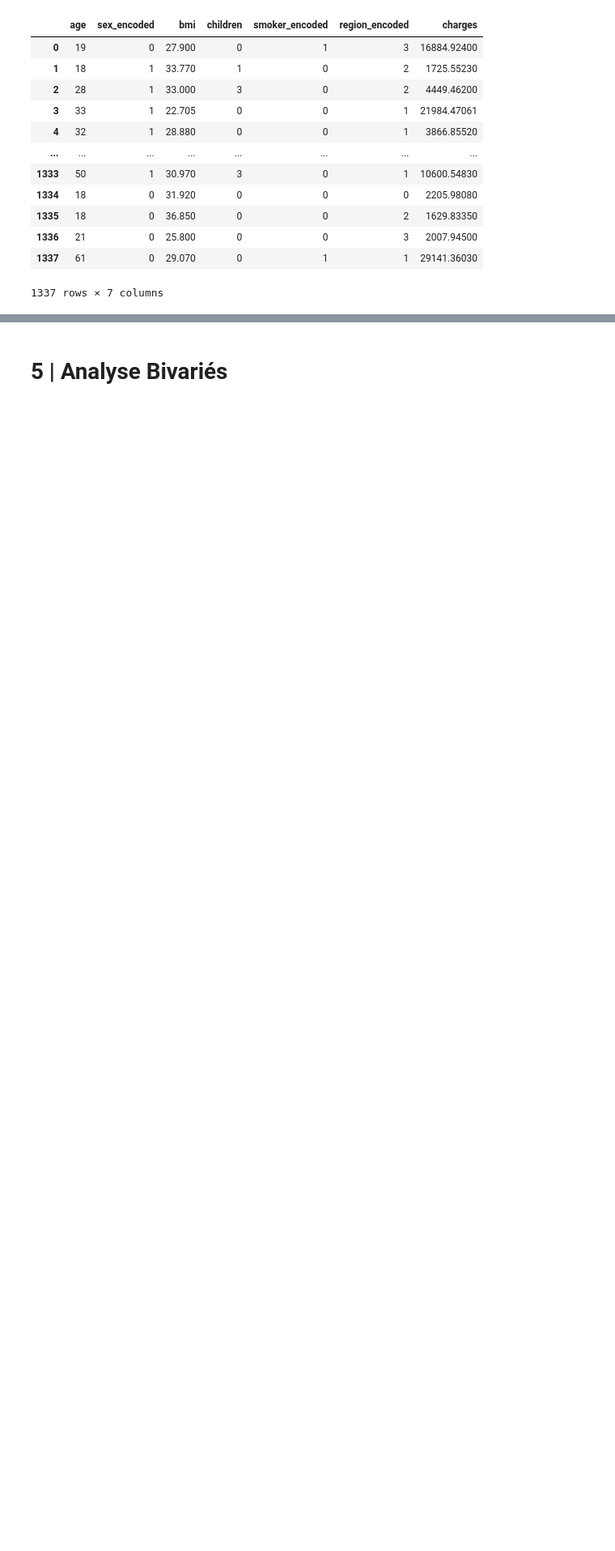
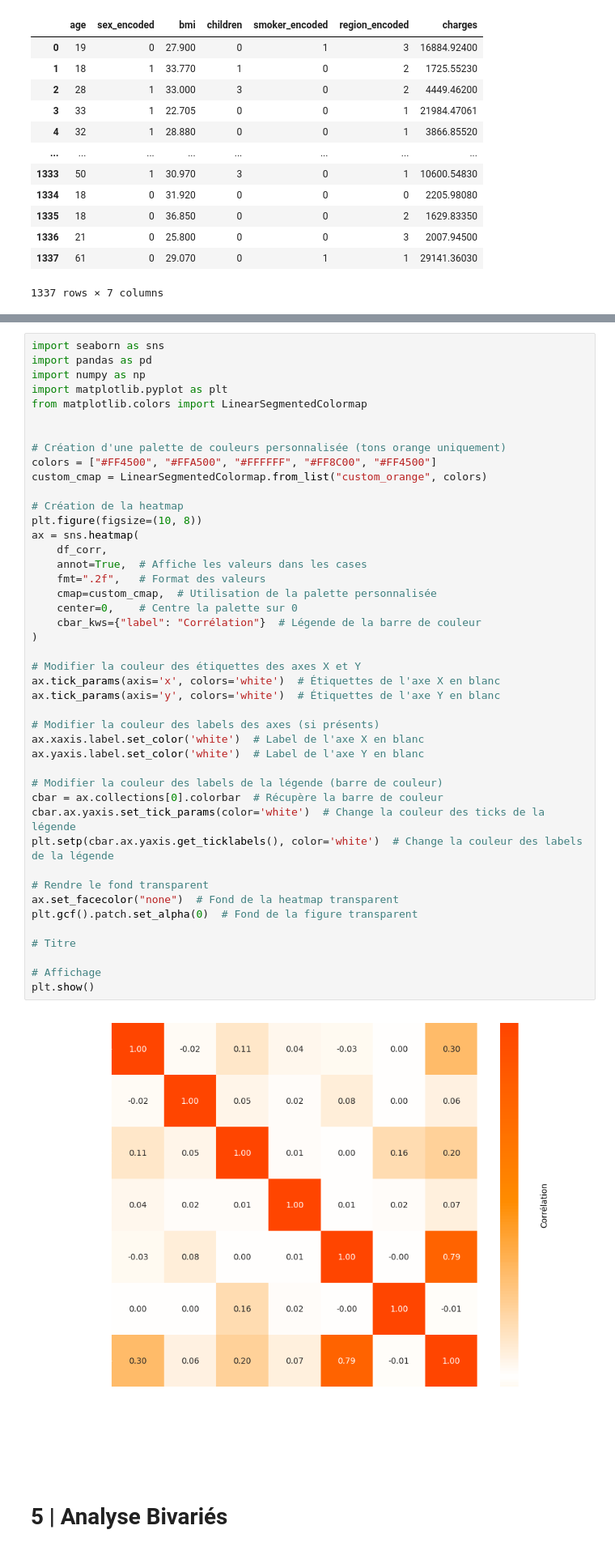
Before and after one commit to Malek-Boumedine/brief_ML_assurances, a Jupyter notebook: 1-exploration_donnees.ipynb, the cells around one changed output, grey strips where cells are left out. Shown at 81% size. Cells and saved outputs as stored; diff of their text form; blank space fills up the shorter version.

Commit message:
Sauvegarde modifs

```diff
--- a/1-exploration_donnees.ipynb
+++ b/1-exploration_donnees.ipynb
@@ -421,6 +416,52 @@ sns.heatmap(df_corr, annot = True, fmt='.2f', cmap='seismic', center=0)
 # %% [output]
 <Axes: >
 [figure]
+# %%
+import seaborn as sns
+import pandas as pd
+import numpy as np
+import matplotlib.pyplot as plt
+from matplotlib.colors import LinearSegmentedColormap
+
+
+# Création d'une palette de couleurs personnalisée (tons orange uniquement)
+colors = ["#FF4500", "#FFA500", "#FFFFFF", "#FF8C00", "#FF4500"]
+custom_cmap = LinearSegmentedColormap.from_list("custom_orange", colors)
+
+# Création de la heatmap
+plt.figure(figsize=(10, 8))
+ax = sns.heatmap(
+    df_corr,
+    annot=True,  # Affiche les valeurs dans les cases
+    fmt=".2f",   # Format des valeurs
+    cmap=custom_cmap,  # Utilisation de la palette personnalisée
+    center=0,    # Centre la palette sur 0
+    cbar_kws={"label": "Corrélation"}  # Légende de la barre de couleur
+)
+
+# Modifier la couleur des étiquettes des axes X et Y
+ax.tick_params(axis='x', colors='white')  # Étiquettes de l'axe X en blanc
+ax.tick_params(axis='y', colors='white')  # Étiquettes de l'axe Y en blanc
+
+# Modifier la couleur des labels des axes (si présents)
+ax.xaxis.label.set_color('white')  # Label de l'axe X en blanc
+ax.yaxis.label.set_color('white')  # Label de l'axe Y en blanc
+
+# Modifier la couleur des labels de la légende (barre de couleur)
+cbar = ax.collections[0].colorbar  # Récupère la barre de couleur
+cbar.ax.yaxis.set_tick_params(color='white')  # Change la couleur des ticks de la légende
+plt.setp(cbar.ax.yaxis.get_ticklabels(), color='white')  # Change la couleur des labels de la légende
+
+# Rendre le fond transparent
+ax.set_facecolor("none")  # Fond de la heatmap transparent
+plt.gcf().patch.set_alpha(0)  # Fond de la figure transparent
+
+# Titre
+
+# Affichage
+plt.show()
+# %% [output]
+[figure, added]
 # %% [markdown]
 # 5 | Analyse Bivariés
 # %%
```
Also changed, not shown: parts of 11 cells of this notebook, 1 other file.
